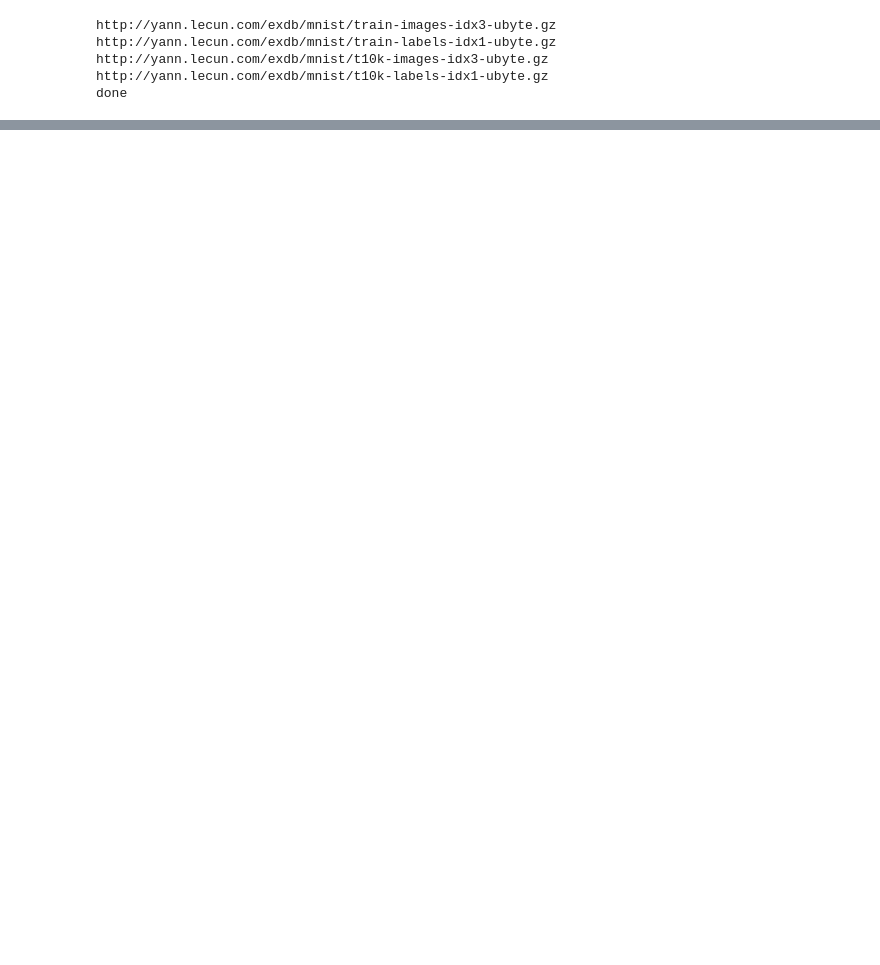
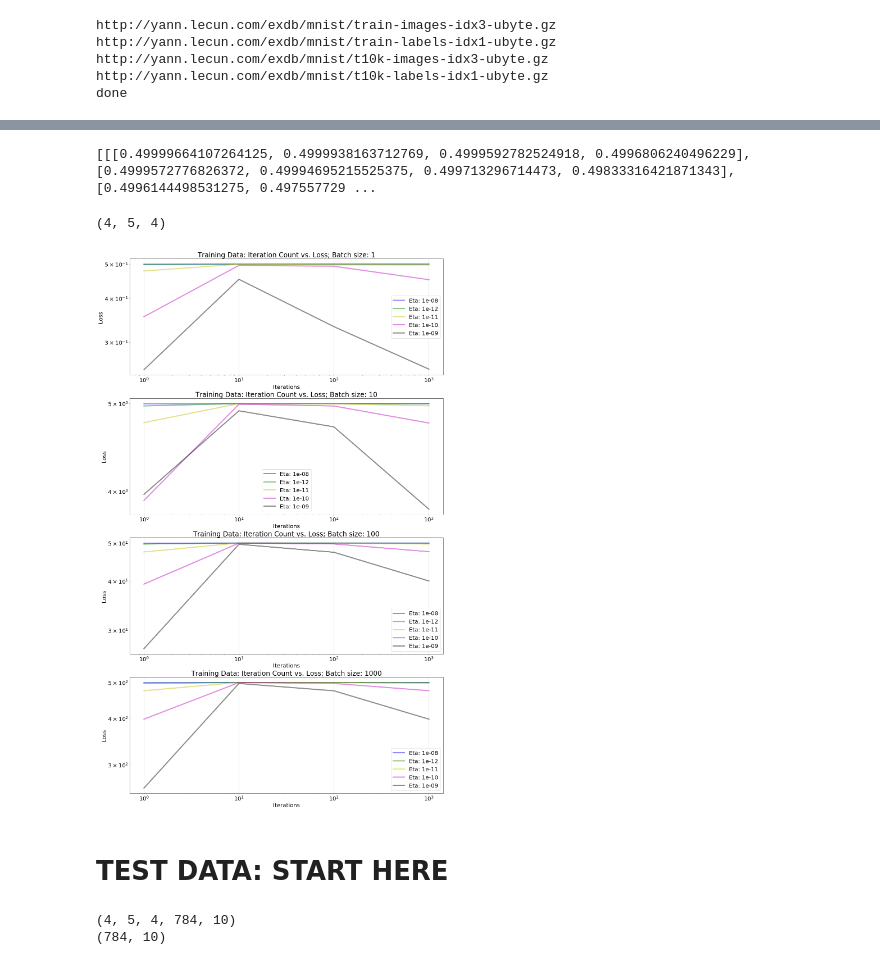
Before and after one commit to ader003/EECS260, a Jupyter notebook: hw1/Untitled.ipynb, the cells around one changed output, grey strips where cells are left out. Cells and saved outputs as stored; diff of their text form; code cells hidden in the pictures; blank space fills up the shorter version.

Commit message:
Finished Training and Plotting Training Performance

```diff
--- a/hw1/Untitled.ipynb
+++ b/hw1/Untitled.ipynb
@@ -24,7 +30,7 @@ done
 # %%
 ## ALSO ONLY RUN ME ONCE
 files = []
-path = '/Users/audrey_der/Documents/EECS260/hw1'
+path = '/Users/audrey_der/Documents/Spring 2020/EECS260/hw1'
 for i,file in enumerate(os.listdir(path)):
     if file.endswith(".gz"):
         print(file)
@@ -99,24 +127,28 @@ W_pinv = lng.pinv(x).dot(Y)
 # %%
 for b in batches:
-    print("Testing batch size: {}".format(b))
+    print("Training batch size: {}".format(b))
     l_e = []
     ttime_e = []
+    wa_e = []
     for e in etas:
-        print("Testing eta value: {}".format(e))
+        print("Training Eta value: {}".format(e))
         l_i = []
         ttime_i = []
+        wa_i = []
         for i in itrs:
             print("Num iters: {}".format(i))
             start_time = time.time()
-            W = minibatch_sgd(b,i,e)
+            W, loss = minibatch_SGD(b,i,e)
             train_time = time.time() - start_time
-#             l_i.append(mse(est_y(W,X), Y))
-            l_i.append(lng.norm(W-W_pinv))
+            l_i.append(loss)
             ttime_i.append(train_time)
+            wa_i.append(W)
         l_e.append(l_i)
         ttime_e.append(train_time)
+        wa_e.append(wa_i)
         print("-  -  -  -  -  -")
-    L.append(l_e)
-    TT.append(ttime_e)
+    L.append(l_e) # loss at
+    TT.append(ttime_e) # training time
+    weights_at.append(wa_e) # weights at
     print("################")
 # %% [output]
@@ -129,0 +172,46 @@ KeyboardInterrupt:
+# %%
+print(L)
+# %% [output]
+[[[0.49999664107264125, 0.4999938163712769, 0.4999592782524918, 0.4996806240496229], [0.4999572776826372, 0.49994695215525375, 0.499713296714473, 0.49833316421871343], [0.4996144498531275, 0.497557729 ...
+# %%
+# L is loss, TT is training time
+# Plot the progress of training loss (y-axis) as a function of the iteration counter t (x-axis)
+# Report how long the training takes (in seconds)
+# Plot the progress of the test accuracy (y-axis) as a function of the iteration counter t (x-axis)
+
+L = np.array(L)
+f, axs = plt.subplots(len(L),1,figsize=(20,35))
+plt.rcParams.update({'font.size': 20})
+colors = ['r', 'b', 'g', 'y', 'm', 'k']
+x_plot = [1,10,100,1000]
+print(L.shape)
+
+for b in range(len(batches)): # 4
+    for e in range(len(etas)): # 7
+        for k in range(4):
+            L[b,e,k] = np.sum(L[b,e,k])
+
+for b in range(len(batches)): # batch
+    i += 1
+    plt.subplot(4, 1, b+1) # one subplot per batch size
+    j = 0
+    for e in range(len(etas)): # eta value
+        j += 1
+        l_plot = []
+        for k in range(4):
+            temp = np.sum(L[b,e,k-1])
+            l_plot.append(temp) # y value for that eta
+        plt.semilogx(x_plot, l_plot, alpha=0.45, color=colors[j], linewidth=4, label="Eta: {}".format(etas[e-1])) # one line per eta
+        plt.yscale('log')
+        plt.grid(True, axis='both', linestyle='-')
+        plt.xlabel('Iterations')
+        plt.ylabel('Loss')
+        plt.title('Training Data: Iteration Count vs. Loss; Batch size: {}'.format(batches[b], etas[e]))
+        plt.legend()
+# plt.savefig('part3',dpi=300)
+plt.show()
+# %% [output]
+(4, 5, 4)
+[figure, added]
+# %% [markdown]
+# TEST DATA: START HERE
@@ -129,0 +231,11 @@ KeyboardInterrupt:
+# %%
+weights_at = np.array(weights_at)
+print(weights_at.shape)
+for b in range(len(batches)):
+    for e in range(len(etas)):
+        for i in range(len(itrs)):
+            W = weights_at[b,e,i] # 784 x 10
+            y_hat = W.T@
+# %% [output]
+(4, 5, 4, 784, 10)
+(784, 10)
```
Also changed, not shown: parts of 16 cells of this notebook, 1 other file.
